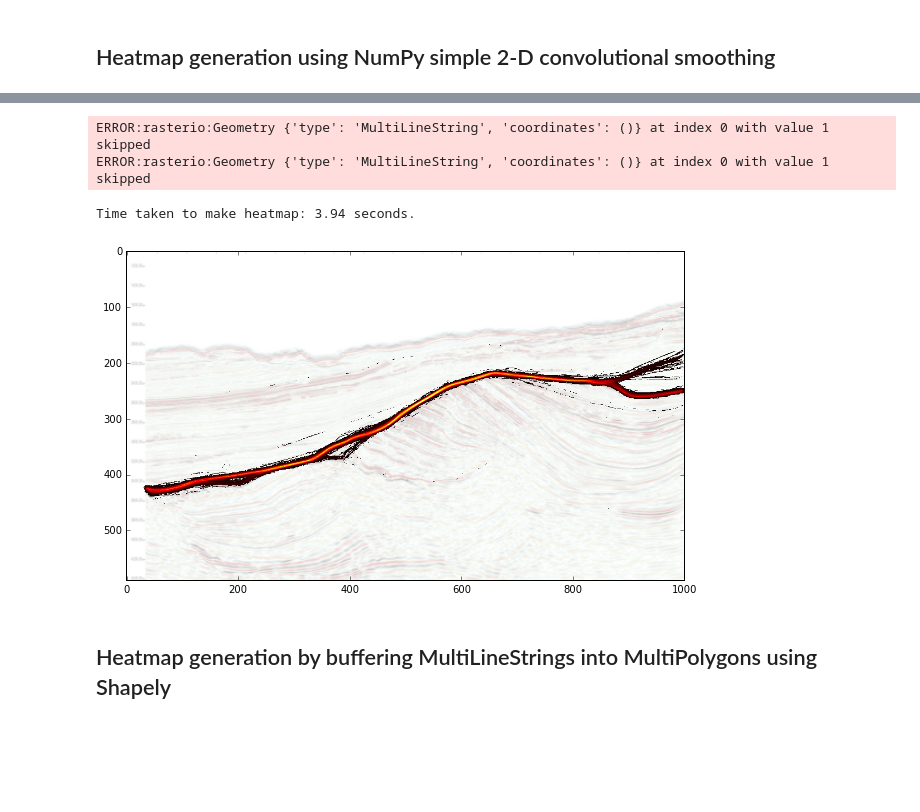
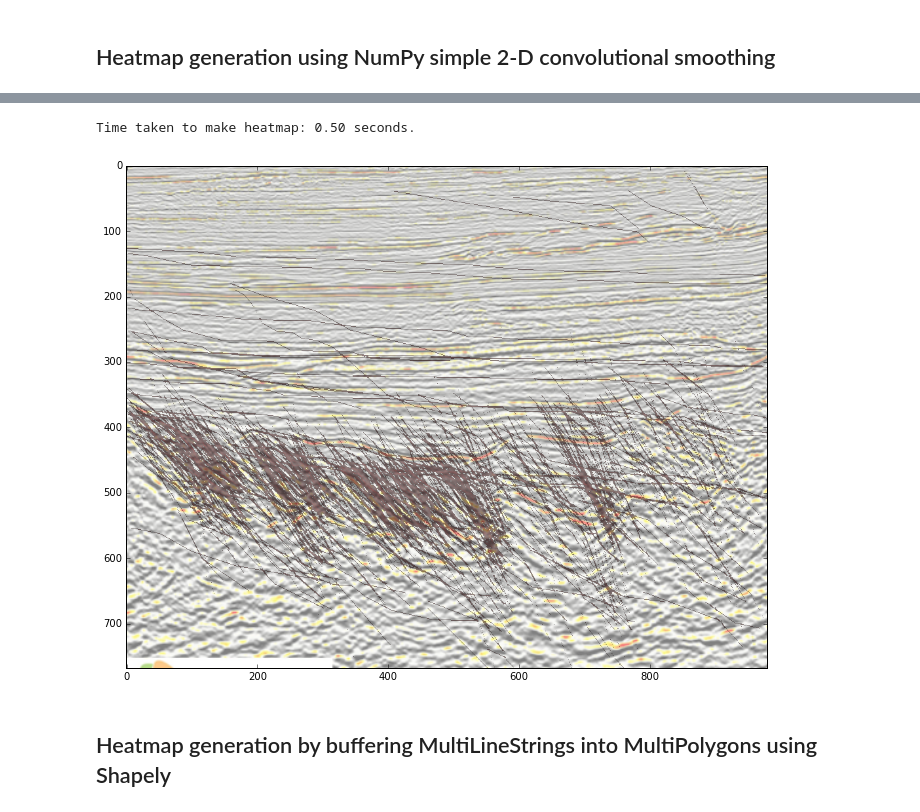
Before and after one commit to EvanBianco/notebooks, a Jupyter notebook: pick_this_api_hacking.ipynb, the cells around one changed output, grey strips where cells are left out. Cells and saved outputs as stored; diff of their text form; code cells hidden in the pictures; blank space fills up the shorter version.

```diff
--- a/pick_this_api_hacking.ipynb
+++ b/pick_this_api_hacking.ipynb
@@ -254,7 +353,30 @@ def my_fft_convolve(in1, in2, mode='full'):
         raise ValueError("Acceptable mode flags are 'valid',"
                          " 'same', or 'full'.")
 
-def kernel(i,j):
-    return np.ones((i,j))/(i*j)
+def kernel(i,j,n):
+    return n*np.ones((i,j))/(i*j)
+
+def gaussian_kernel(size, size_y=None):
+    size = int(size)
+    if not size_y:
+        size_y = size
+    else:
+        size_y = int(size_y)
+    x, y = np.mgrid[-size:size+1, -size_y:size_y+1]
+    g = np.exp(-(x**2/float(size)+y**2/float(size_y)))
+    return g #/ g.sum()
+
+# Make the Gaussian by calling the function
+gaussian_kernel_array = gaussian_kernel(5)
 # %% [markdown]
 ## Heatmap generation using NumPy simple 2-D convolutional smoothing
+# %%
+thresh = 1.0
+ksz = 1.0
+kernel = gaussian_kernel(ksz)
+out = my_fft_convolve(heatmap, kernel, mode='same')
+out[out <= thresh] = np.nan
+
+fig = plt.figure(figsize=(14,9))
+plt.imshow(out, cmap=hot)
+plt.colorbar()
@@ -261,22 +386,23 @@ def kernel(i,j):
 # %%
-heat = shapely_heatmap((dx/aspect,dx), picks, buffer=0.1)
-@interact(i=(1,20), j=(1,20), threshold=(0,10))
-def make_heatmap(i=1,j=1,threshold=1):
+dx = 1000
+
+@interact(i=(1,20), threshold=(0,20), n=(0.0,64.0))
+def make_heatmap(i=2,threshold=1, n=1):
     start = time.time()
-    out = my_fft_convolve(heat, kernel(i,j), mode='same')
+    heatmap = heatmapNumPy
+    kernel = gaussian_kernel(i)
+    out = my_fft_convolve(heatmap, n*kernel, mode='same')
     out[out <= threshold] = np.nan
-    fig = plt.figure(figsize=(10,6))
+    fig = plt.figure(figsize=(14,9))
     ax = fig.add_subplot(111)
-    ax.imshow(img.image(), alpha=0.2, extent=[0,1000,1000/aspect,0])
-    ax.imshow(out, cmap='hot')
+    ax.imshow(img.image(), alpha=0.5, extent=[0,dx,dx/aspect,0])
+    ax.imshow(out, alpha=0.5, cmap='hot', clim=[0,50])
     end = time.time()
     elapsed = end - start
     print("Time taken to make heatmap: {:.2f} seconds.".format(elapsed))
 # %% [output]
-ERROR:rasterio:Geometry {'type': 'MultiLineString', 'coordinates': ()} at index 0 with value 1 skipped
-ERROR:rasterio:Geometry {'type': 'MultiLineString', 'coordinates': ()} at index 0 with value 1 skipped
+Time taken to make heatmap: 0.50 seconds.
-Time taken to make heatmap: 3.94 seconds.
-[figure, old version]
+[figure, new version]
 # %% [markdown]
 ## Heatmap generation by buffering MultiLineStrings into MultiPolygons using Shapely
 # %%
```
Also changed, not shown: parts of 16 cells of this notebook.
